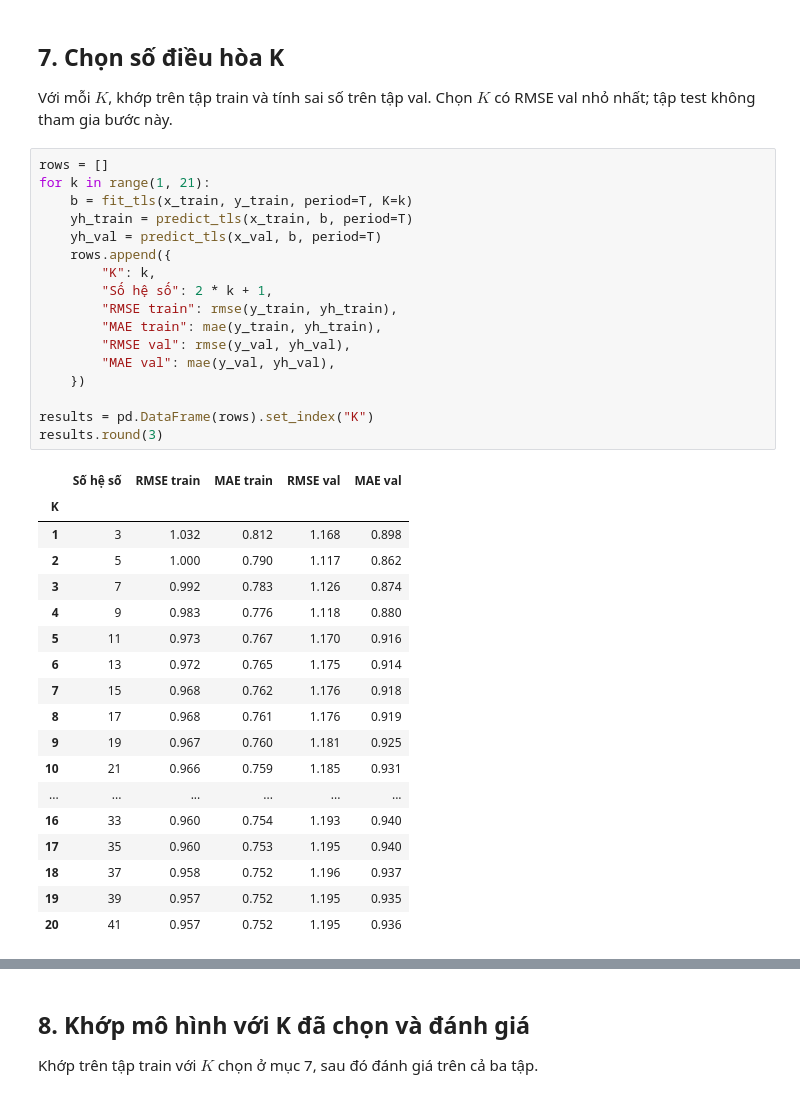
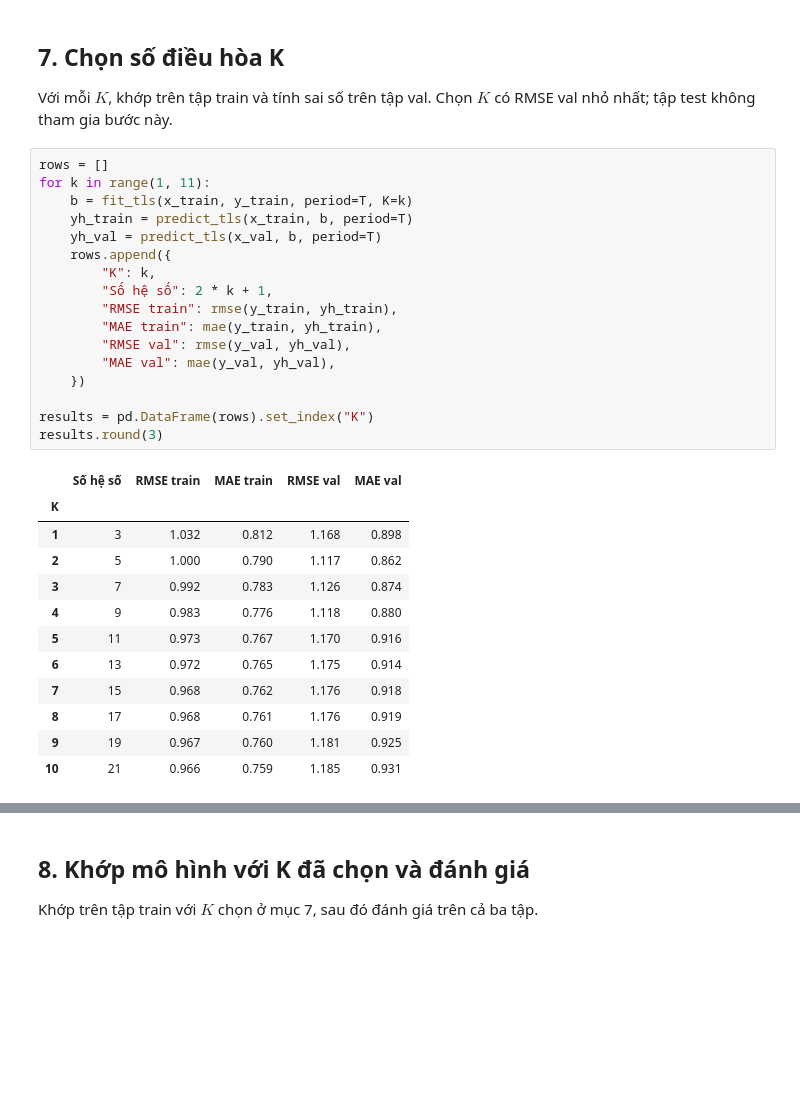
Before and after one commit to thiennguyen37-qn/Trigonometric_Least_Square, a Jupyter notebook: tls_experiment.ipynb, the cells around one changed output, grey strips where cells are left out. Cells and saved outputs as stored; diff of their text form; blank space fills up the shorter version.

```diff
--- a/tls_experiment.ipynb
+++ b/tls_experiment.ipynb
@@ -170,40 +170,34 @@ Tập kiểm tra (test) :  298 ngày, 2026-01-01 → 2026-10-25
 Với mỗi $K$, khớp trên tập train và tính sai số trên tập val. Chọn $K$ có RMSE val nhỏ nhất; tập test không tham gia bước này.
 # %%
 rows = []
-for k in range(1, 21):
+for k in range(1, 11):
     b = fit_tls(x_train, y_train, period=T, K=k)
     yh_train = predict_tls(x_train, b, period=T)
     yh_val = predict_tls(x_val, b, period=T)
     rows.append({
         "K": k,
         "Số hệ số": 2 * k + 1,
         "RMSE train": rmse(y_train, yh_train),
         "MAE train": mae(y_train, yh_train),
         "RMSE val": rmse(y_val, yh_val),
         "MAE val": mae(y_val, yh_val),
     })
 
 results = pd.DataFrame(rows).set_index("K")
 results.round(3)
 # %% [output]
 |  | Số hệ số | RMSE train | MAE train | RMSE val | MAE val |
 | K |  |  |  |  |  |
 | 1 | 3 | 1.032 | 0.812 | 1.168 | 0.898 |
 | 2 | 5 | 1.000 | 0.790 | 1.117 | 0.862 |
 | 3 | 7 | 0.992 | 0.783 | 1.126 | 0.874 |
 | 4 | 9 | 0.983 | 0.776 | 1.118 | 0.880 |
 | 5 | 11 | 0.973 | 0.767 | 1.170 | 0.916 |
 | 6 | 13 | 0.972 | 0.765 | 1.175 | 0.914 |
 | 7 | 15 | 0.968 | 0.762 | 1.176 | 0.918 |
 | 8 | 17 | 0.968 | 0.761 | 1.176 | 0.919 |
 | 9 | 19 | 0.967 | 0.760 | 1.181 | 0.925 |
 | 10 | 21 | 0.966 | 0.759 | 1.185 | 0.931 |
-| ... | ... | ... | ... | ... | ... |
-| 16 | 33 | 0.960 | 0.754 | 1.193 | 0.940 |
-| 17 | 35 | 0.960 | 0.753 | 1.195 | 0.940 |
-| 18 | 37 | 0.958 | 0.752 | 1.196 | 0.937 |
-| 19 | 39 | 0.957 | 0.752 | 1.195 | 0.935 |
-| 20 | 41 | 0.957 | 0.752 | 1.195 | 0.936 |
 # %%
 best_K = int(results["RMSE val"].idxmin())
 
```
Also changed, not shown: parts of 1 cell of this notebook.
